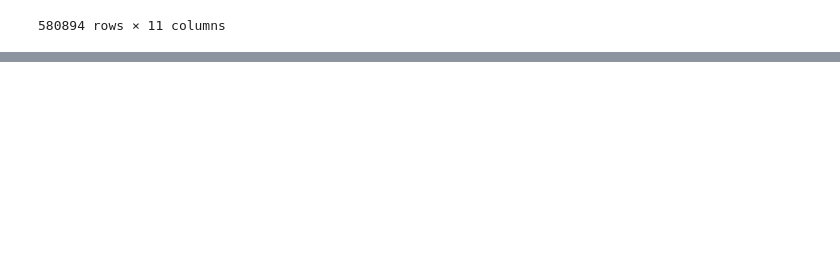
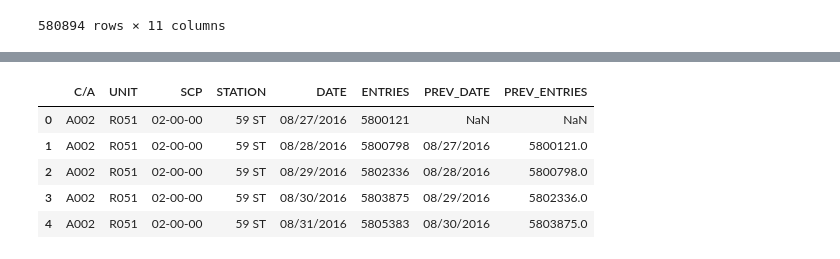
Before and after one commit to weizhao-BME/metis-project1, a Jupyter notebook: fresh_start.ipynb, the cells around one changed output, grey strips where cells are left out. Cells and saved outputs as stored; diff of their text form; code cells hidden in the pictures; blank space fills up the shorter version.

```diff
--- a/fresh_start.ipynb
+++ b/fresh_start.ipynb
@@ -102,6 +144,6 @@ df[mask].sort_values('DATE_TIME').head(5)
 # %%
-df = df.drop(["DESC"], axis=1, errors="ignore")
-
+df = df.drop(["EXITS", "DESC"], axis=1, errors="ignore")
+#removes both columns - override df
 df
 # %% [output]
 |  | C/A | UNIT | SCP | STATION | LINENAME | DIVISION | DATE | TIME | ENTRIES | EXITS | DATE_TIME |
@@ -143,2 +162,2 @@ df3.head(20)
 # %%
-df['HOURLY_ENTRIES'] = df.groupby(["C/A", "UNIT", "SCP", "STATION", "DATE_TIME"]).entries.diff()
+daily_entries = (df.groupby(['C/A', 'UNIT', 'SCP', 'STATION', 'DATE'],as_index=False).ENTRIES.first())
@@ -146,0 +173,11 @@ AttributeError: 'DataFrameGroupBy' object has no attribute 'entries'
+# %%
+daily_entries[['PREV_DATE', 'PREV_ENTRIES']] = (daily_entries.groupby(['C/A','UNIT','SCP','STATION'])['DATE','ENTRIES'].apply(lambda grp: grp.shift(1)))
+# %%
+daily_entries.head()
+# %% [output]
+|  | C/A | UNIT | SCP | STATION | DATE | ENTRIES | PREV_DATE | PREV_ENTRIES |
+| 0 | A002 | R051 | 02-00-00 | 59 ST | 08/27/2016 | 5800121 | NaN | NaN |
+| 1 | A002 | R051 | 02-00-00 | 59 ST | 08/28/2016 | 5800798 | 08/27/2016 | 5800121.0 |
+| 2 | A002 | R051 | 02-00-00 | 59 ST | 08/29/2016 | 5802336 | 08/28/2016 | 5800798.0 |
+| 3 | A002 | R051 | 02-00-00 | 59 ST | 08/30/2016 | 5803875 | 08/29/2016 | 5802336.0 |
+| 4 | A002 | R051 | 02-00-00 | 59 ST | 08/31/2016 | 5805383 | 08/30/2016 | 5803875.0 |
```
Also changed, not shown: parts of 9 cells of this notebook.
